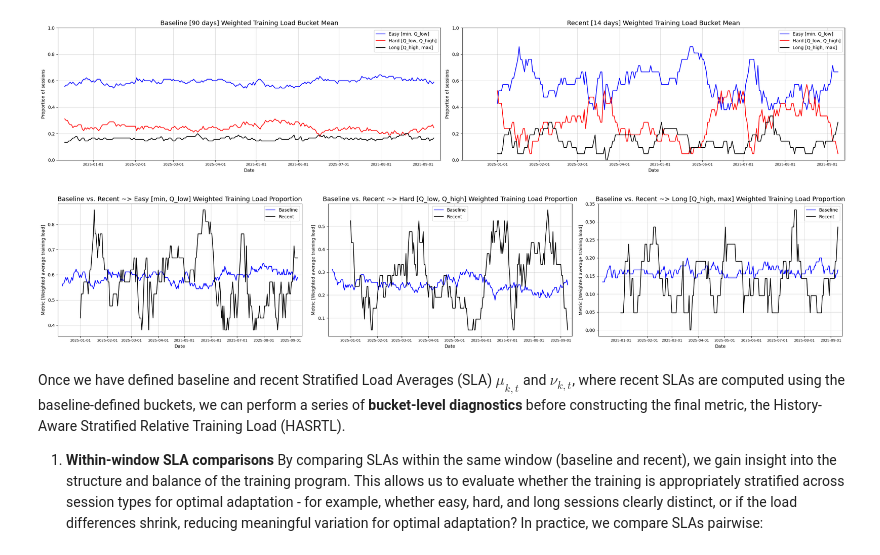
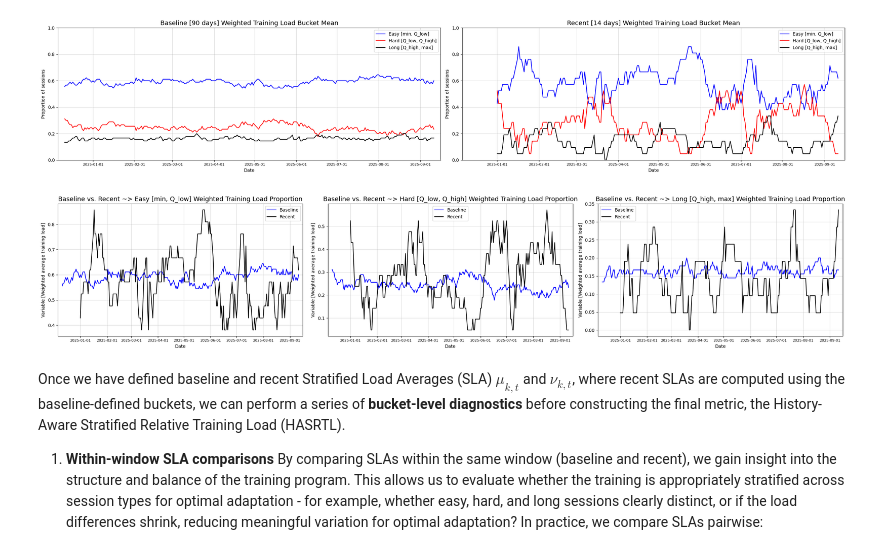
Before and after one commit to 1312Bravo/TrainingPeaks_customLog, a Jupyter notebook: analysis/relative_training_load/development.ipynb, the cells around one changed output. Drawn from its saved outputs; the diff is of its cells as text; code cells hidden in the pictures.

```diff
--- a/analysis/relative_training_load/development.ipynb
+++ b/analysis/relative_training_load/development.ipynb
@@ -25,7 +25,7 @@ pd.set_option("display.max_colwidth", None)
 # %%
 # Import and quick check Training data
 googleDrive_client = gspread.authorize(config.DRIVE_CREDENTIALS)
-training_data, _ = hf.import_google_sheet(googleDrive_client=googleDrive_client, filename=config.DRIVE_TP_LOG_FILENAMES[0], sheet_index=0)
+training_data, _ = hf.import_google_sheet(googleDrive_client=googleDrive_client, filename=config.DRIVE_TP_LOG_FILENAMES[0], sheet_name="Raw Training Data")
 
 # "Clean" data
 training_data = hf.data_safe_convert_to_numeric(training_data)
@@ -606,7 +606,7 @@ rtl_data = update_baseline_recent_buckets_averages(
     recent_weights = recent_window_normalized_weights,
     quantile_low = 0.60,
     quantile_high = 0.85,
-    agg_metric = "Training load"
+    agg_variable = "Training load"
     )
 # %%
 # Plots ~ Averages ~> Baseline & Recent
@@ -631,7 +631,7 @@ for i in [0,1]:
     ax[i].set_ylim(-10,
                    pd.concat([plot_data["baseline_b3_TrainingLoad_weighted_mean"], plot_data["recent_b3_TrainingLoad_weighted_mean"]]).max() + 15)
     ax[i].set_xlabel("Date")
-    ax[i].set_ylabel("Metric [Weighted average training load]")
+    ax[i].set_ylabel("Variable [Weighted average training load]")
     ax[i].xaxis.set_major_locator(mdates.MonthLocator())
     ax[i].xaxis.set_major_formatter(mdates.DateFormatter("%Y-%m-%d"))
     ax[i].tick_params(axis="x", rotation=0, labelsize=8)
@@ -712,35 +712,35 @@ plt.show()
 
 fig, ax = plt.subplots(1,3, figsize=(25,5))
 indices = np.arange(0, len(rtl_data["Datetime"]))
 plot_data = rtl_data.loc[rtl_data["baseline_b1_TrainingLoad_proportion"].notnull(), :]
 
 ax[0].set_title("Baseline vs. Recent ~> Easy [min, Q_low] Weighted Training Load Proportion", fontsize=14)
 ax[0].plot(plot_data["Datetime"], plot_data["baseline_b1_TrainingLoad_proportion"], color="blue", label="Baseline")
 ax[0].plot(plot_data["Datetime"], plot_data["recent_b1_TrainingLoad_proportion"], color="black", label="Recent")
 
 ax[1].set_title("Baseline vs. Recent ~> Hard [Q_low, Q_high] Weighted Training Load Proportion", fontsize=14)
 ax[1].plot(plot_data["Datetime"], plot_data["baseline_b2_TrainingLoad_proportion"], color="blue", label="Baseline")
 ax[1].plot(plot_data["Datetime"], plot_data["recent_b2_TrainingLoad_proportion"], color="black", label="Recent")
 
 ax[2].set_title("Baseline vs. Recent ~> Long [Q_high, max] Weighted Training Load Proportion", fontsize=14)
 ax[2].plot(plot_data["Datetime"], plot_data["baseline_b3_TrainingLoad_proportion"], color="blue", label="Baseline")
 ax[2].plot(plot_data["Datetime"], plot_data["recent_b3_TrainingLoad_proportion"], color="black", label="Recent")
 
 for i in [0,1,2]:
     ax[i].legend()
     ax[i].set_xlim(np.min(plot_data["Datetime"]) - datetime.timedelta(days=5), np.max(rtl_data["Datetime"] + datetime.timedelta(days=5)))
     # ax[i].set_ylim(0,1)
     ax[i].set_xlabel("Date")
-    ax[i].set_ylabel("Metric [Weighted average training load]")
+    ax[i].set_ylabel("Variable [Weighted average training load]")
     ax[i].xaxis.set_major_locator(mdates.MonthLocator())
     ax[i].xaxis.set_major_formatter(mdates.DateFormatter("%Y-%m-%d"))
     ax[i].tick_params(axis="x", rotation=0, labelsize=8)
     ax[i].grid(alpha=0.5)
 
 plt.tight_layout()
 plt.show()
 # %% [output]
-[figure, old version]
+[figure, new version]
 # %% [markdown]
 Once we have defined baseline and recent Stratified Load Averages (SLA) $\mu_{k,t}$ and $\nu_{k,t}$, where recent SLAs are computed using the baseline-defined buckets, we can perform a series of **bucket-level diagnostics** before constructing the final metric, the History-Aware Stratified Relative Training Load (HASRTL).
 
```
Also changed, not shown: parts of 8 cells of this notebook, 3 other files.
